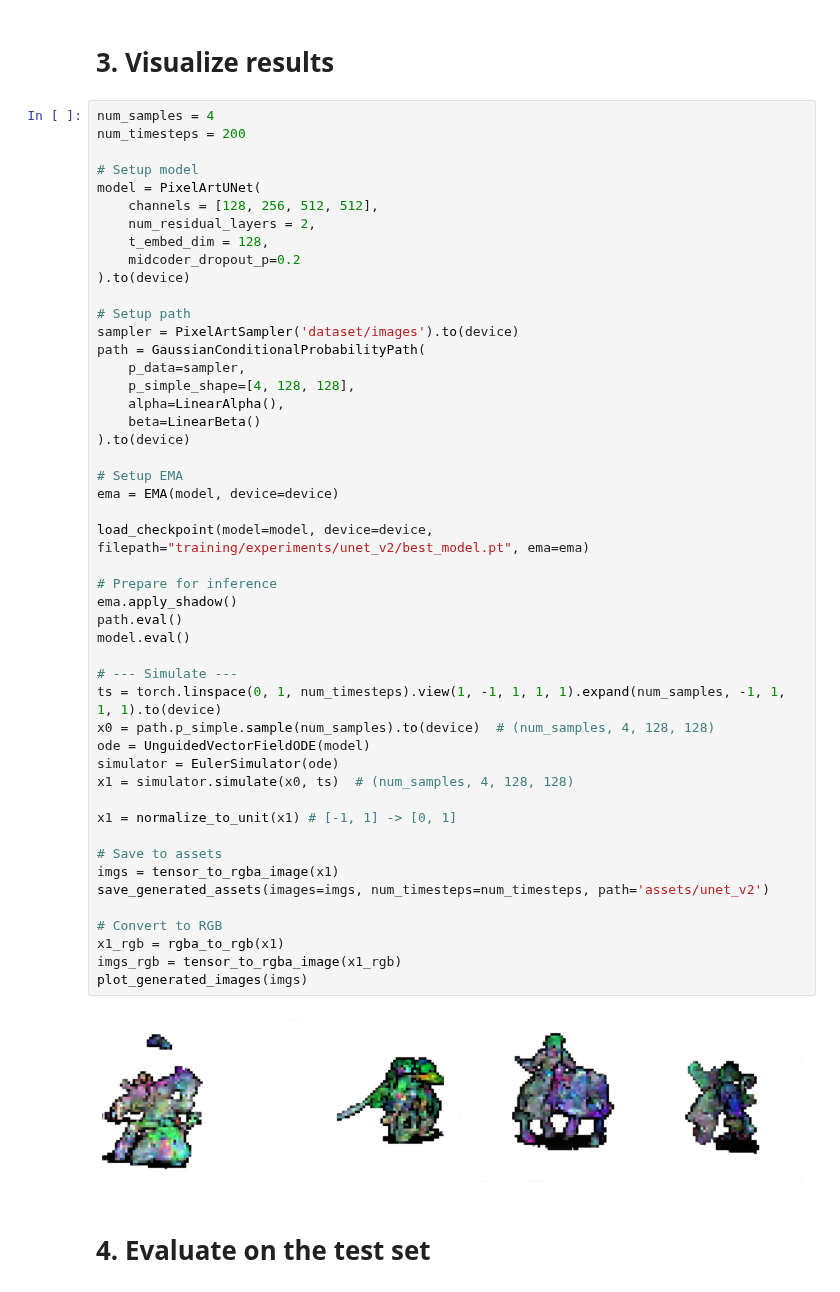
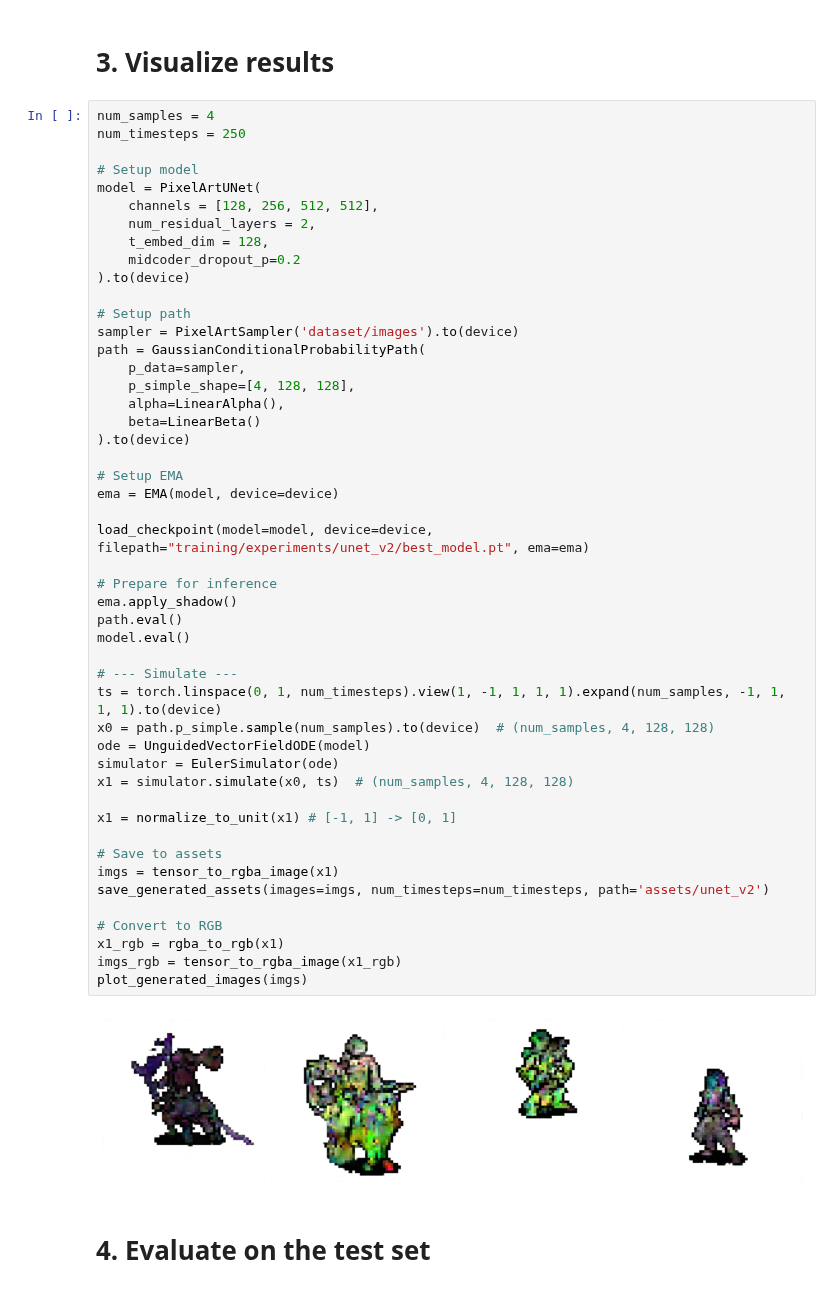
Before and after one commit to mradovic38/sprite-flow, a Jupyter notebook: training/experiments/unet_v2/train.ipynb, the cells around one changed output. Cells and saved outputs as stored; diff of their text form.

```diff
--- a/training/experiments/unet_v2/train.ipynb
+++ b/training/experiments/unet_v2/train.ipynb
@@ -127,7 +105,7 @@ visualize_training_logs(log_path="training/experiments/unet_v2/training_log.csv"
 # 3. Visualize results
 # %%
 num_samples = 4
-num_timesteps = 200
+num_timesteps = 250
 
 # Setup model
 model = PixelArtUNet(
@@ -147,34 +125,34 @@ path = GaussianConditionalProbabilityPath(
 ).to(device)
 
 # Setup EMA
 ema = EMA(model, device=device)
 
 load_checkpoint(model=model, device=device, filepath="training/experiments/unet_v2/best_model.pt", ema=ema)
 
 # Prepare for inference
 ema.apply_shadow()
 path.eval()
 model.eval()
 
 # --- Simulate ---
 ts = torch.linspace(0, 1, num_timesteps).view(1, -1, 1, 1, 1).expand(num_samples, -1, 1, 1, 1).to(device)
 x0 = path.p_simple.sample(num_samples).to(device)  # (num_samples, 4, 128, 128)
 ode = UnguidedVectorFieldODE(model)
 simulator = EulerSimulator(ode)
 x1 = simulator.simulate(x0, ts)  # (num_samples, 4, 128, 128)
 
 x1 = normalize_to_unit(x1) # [-1, 1] -> [0, 1]
 
 # Save to assets
 imgs = tensor_to_rgba_image(x1)
 save_generated_assets(images=imgs, num_timesteps=num_timesteps, path='assets/unet_v2')
 
 # Convert to RGB
 x1_rgb = rgba_to_rgb(x1)
 imgs_rgb = tensor_to_rgba_image(x1_rgb)
 plot_generated_images(imgs)
 # %% [output]
-[figure, old version]
+[figure, new version]
 # %% [markdown]
 # 4. Evaluate on the test set
 # %%
```
Also changed, not shown: parts of 2 cells of this notebook, 1 other file.
